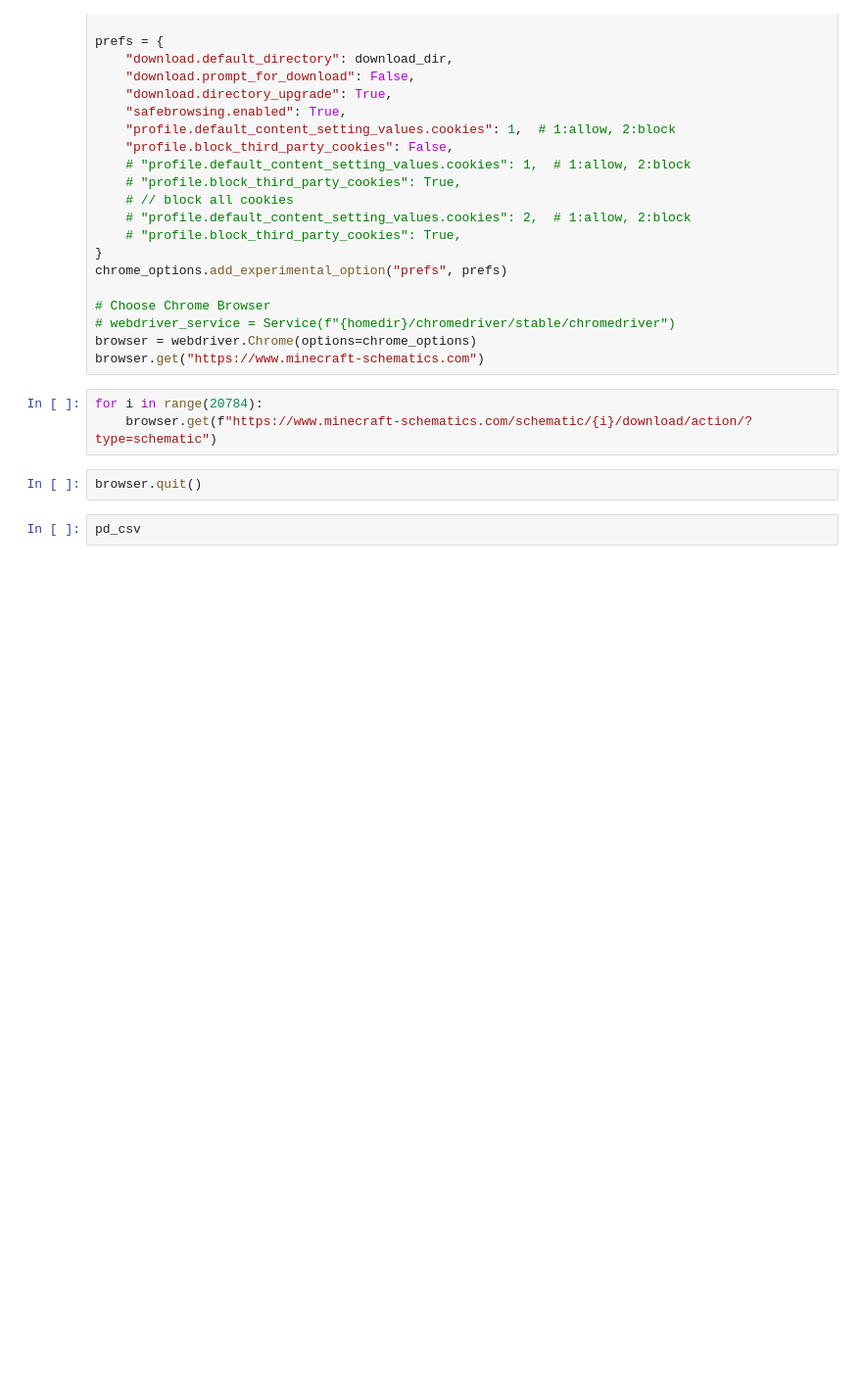
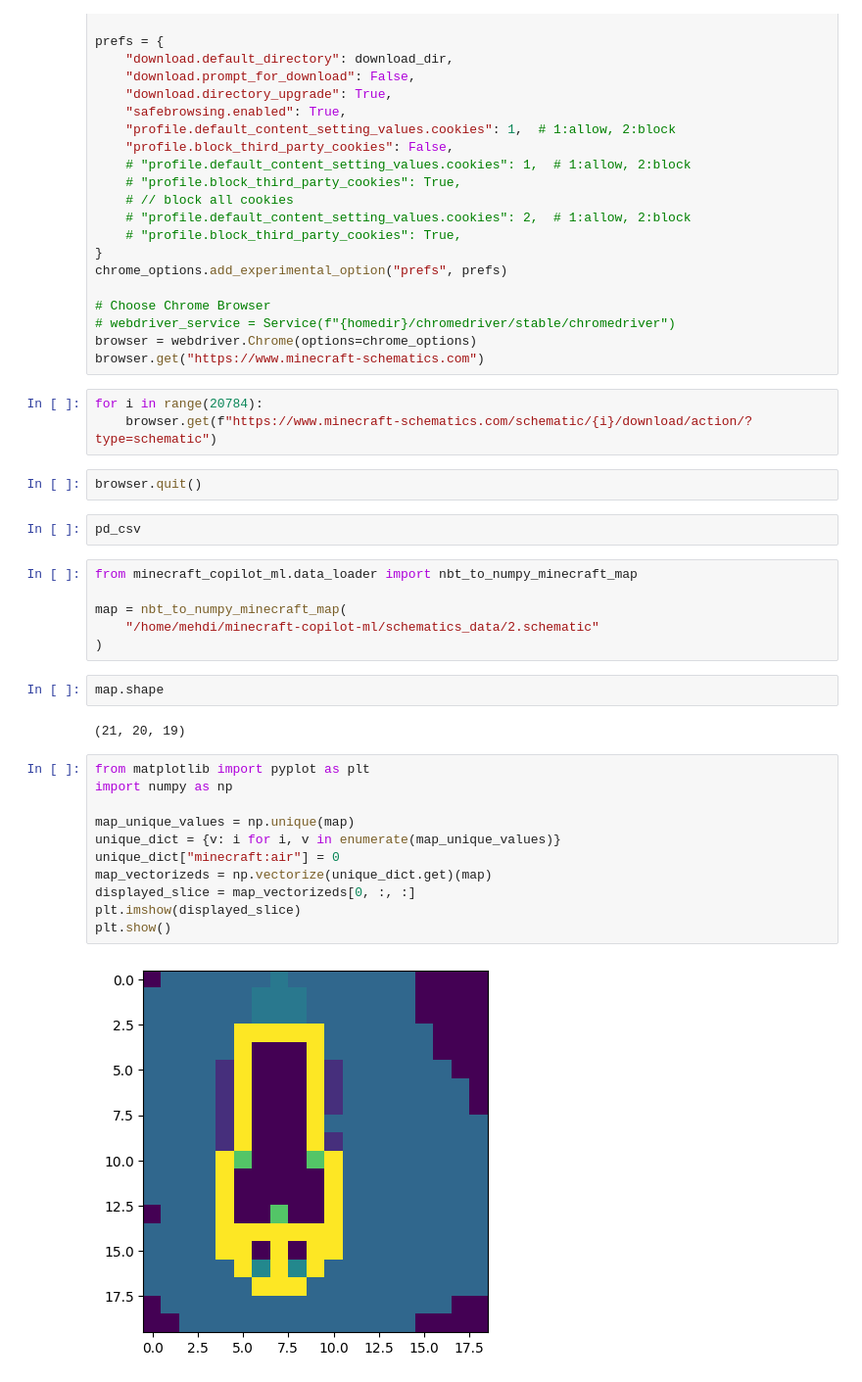
Before and after one commit to DemyCode/minecraft-copilot-ml, a Jupyter notebook: minecraft_copilot_ml/notebook.ipynb, the cells around one changed output. Shown at 98% size. Drawn from its saved outputs; the diff is of its cells as text; blank space fills up the shorter version.

```diff
--- a/minecraft_copilot_ml/notebook.ipynb
+++ b/minecraft_copilot_ml/notebook.ipynb
@@ -54,3 +54,26 @@ for i in range(20784):
 browser.quit()
 # %%
 pd_csv
+# %%
+from minecraft_copilot_ml.data_loader import nbt_to_numpy_minecraft_map
+
+map = nbt_to_numpy_minecraft_map(
+    "/home/mehdi/minecraft-copilot-ml/schematics_data/2.schematic"
+)
+# %%
+map.shape
+# %% [output]
+(21, 20, 19)
+# %%
+from matplotlib import pyplot as plt
+import numpy as np
+
+map_unique_values = np.unique(map)
+unique_dict = {v: i for i, v in enumerate(map_unique_values)}
+unique_dict["minecraft:air"] = 0
+map_vectorizeds = np.vectorize(unique_dict.get)(map)
+displayed_slice = map_vectorizeds[0, :, :]
+plt.imshow(displayed_slice)
+plt.show()
+# %% [output]
+[figure, added]
```
Also changed, not shown: parts of 1 cell of this notebook, 9 other files.
